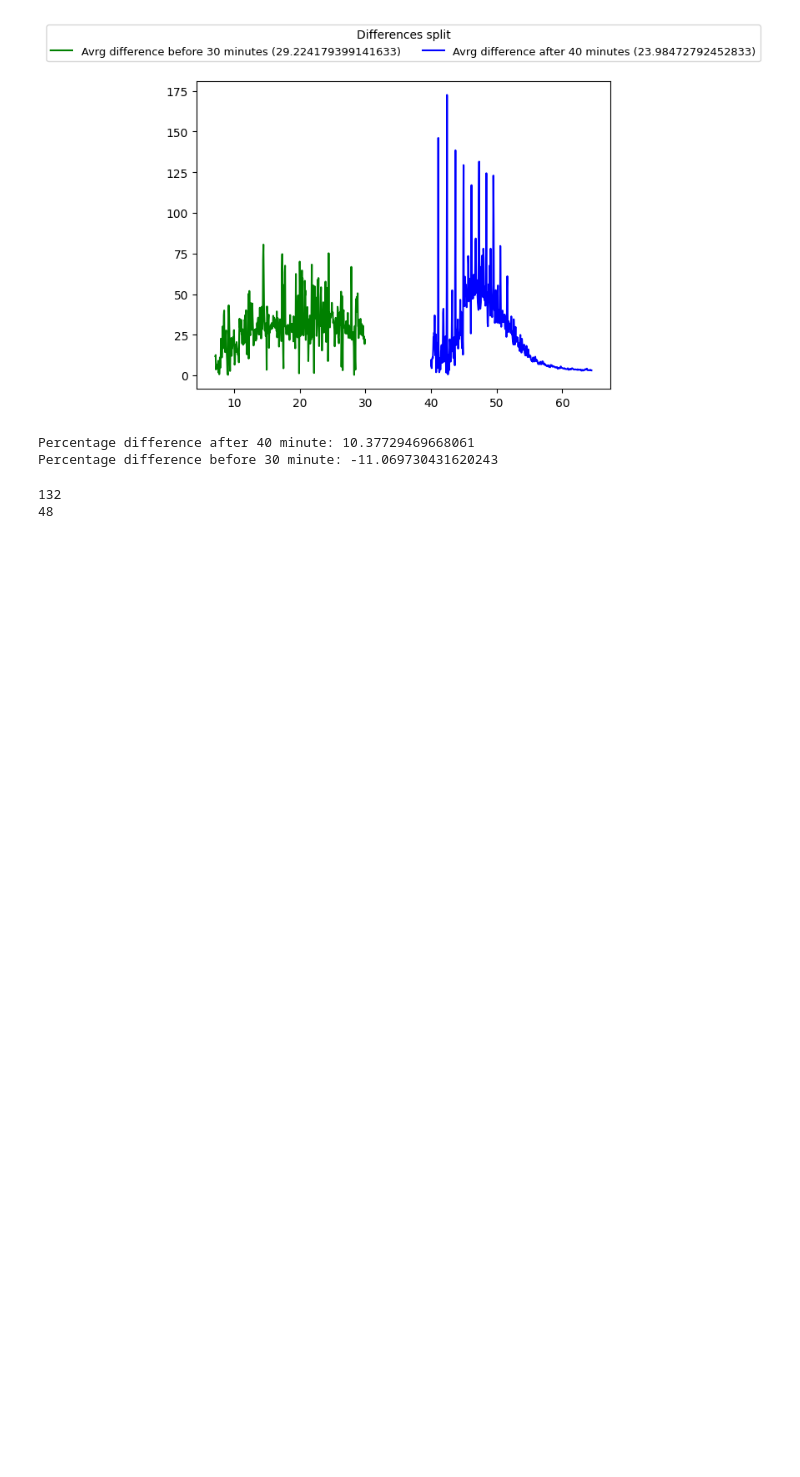
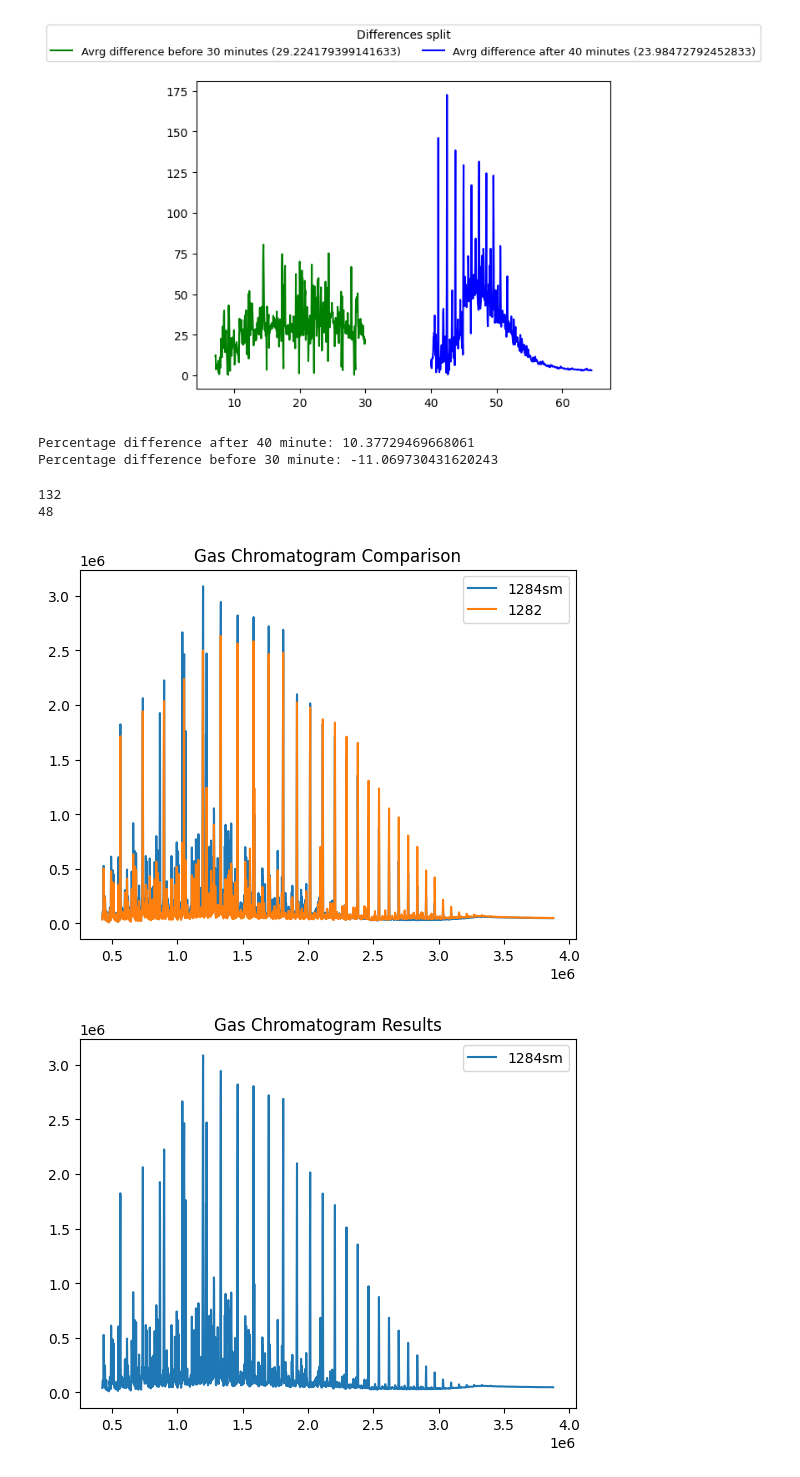
Before and after one commit to hazywho/Python, a Jupyter notebook: DrawAndDifferenciateGraph.ipynb, the cells around one changed output. Cells and saved outputs as stored; diff of their text form; code cells hidden in the pictures; blank space fills up the shorter version.

```diff
--- a/DrawAndDifferenciateGraph.ipynb
+++ b/DrawAndDifferenciateGraph.ipynb
@@ -164,3 +164,47 @@ print(s)
 # %% [output]
 132
 48
+# %%
+import pandas as pd
+import matplotlib.pyplot as plt
+from pathlib import Path
+import math
+def drawGasChromatogram(path = [r"C:\Users\zanyi\OneDrive\Git hub\Python\Outside Work\Data\1284sm.csv",r"C:\Users\zanyi\OneDrive\Git hub\Python\Outside Work\Data\1282.csv"],show=True):
+    fig,ax2 = plt.subplots()
+    for i in path:
+        fig,ax = plt.subplots()
+        name = Path(i).stem
+        df = pd.read_csv(i)
+        ax.plot(df["Time [ms]"],df["Intensity"],label=name)
+        ax2.plot(df["Time [ms]"],df["Intensity"],label=name)
+        plt.title("Gas Chromatogram Results")
+        ax.legend()
+        ax2.set_title("Gas Chromatogram Comparison")
+    ax2.legend()
+    plt.show() if show else None
+drawGasChromatogram()
+def getDiffOfGasChromatogram(path1 = r"C:\Users\zanyi\OneDrive\Git hub\Python\Outside Work\Data\1284sm.csv", path2= r"C:\Users\zanyi\OneDrive\Git hub\Python\Outside Work\Data\1282.csv",show=True):
+    df = pd.read_csv(path1)
+    df2 = pd.read_csv(path2)
+    name1 = Path(path1).stem
+    name2 = Path(path2).stem
+    newdf=pd.DataFrame()
+    newdf["Retention Time"] = (df["Time [ms]"]+df2["Time [ms]"])//2
+    newdf["ABSOLUTE Difference compared to path1"] = (abs(df2["Intensity"]-df["Intensity"])/df["Intensity"])*100
+    newdf["Difference compared to path1"] = ((df2["Intensity"]-df["Intensity"])/df["Intensity"])*100
+    fig, ax = plt.subplots()
+    fig, ax2 = plt.subplots()
+    ax.plot(newdf["Retention Time"],newdf["ABSOLUTE Difference compared to path1"],label=f"{name1} and {name2} ratio",color="black")
+    ax2.plot(newdf["Retention Time"],newdf["Difference compared to path1"],label=f"{name1} and {name2} ratio",color="black")
+    ax2.axhline(y = 20, color = 'red', linestyle = '-', linewidth = 3) #draw 20 line
+    ax2.axhline(y = -20, color = 'red', linestyle = '-', linewidth = 3) #draw -20 line
+    ax.set_title("ABSOLUTE Difference compared to path1")
+    ax2.set_title("Difference compared to path1")
+    ax.legend()
+    ax2.legend()
+    plt.show()
+
+getDiffOfGasChromatogram()
+# %% [output]
+[figure, added]
+[figure, added]
```
Also changed, not shown: parts of 2 cells of this notebook, 3 other files.
